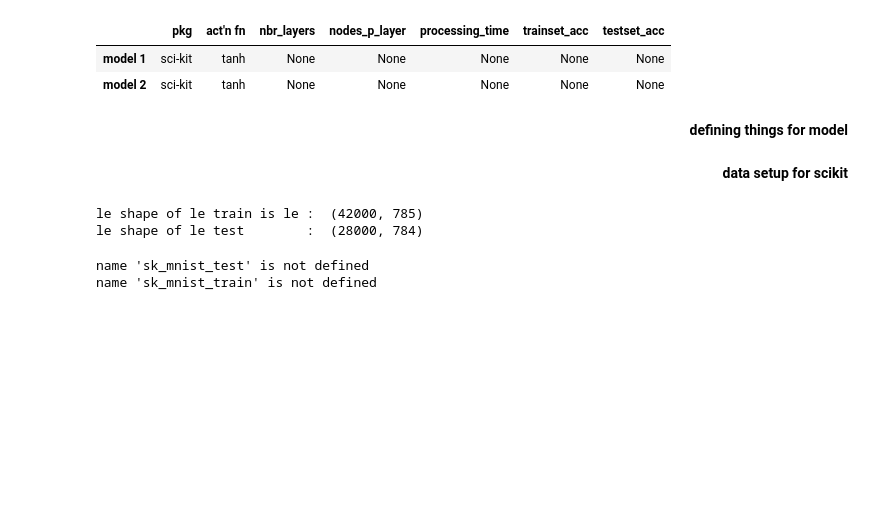
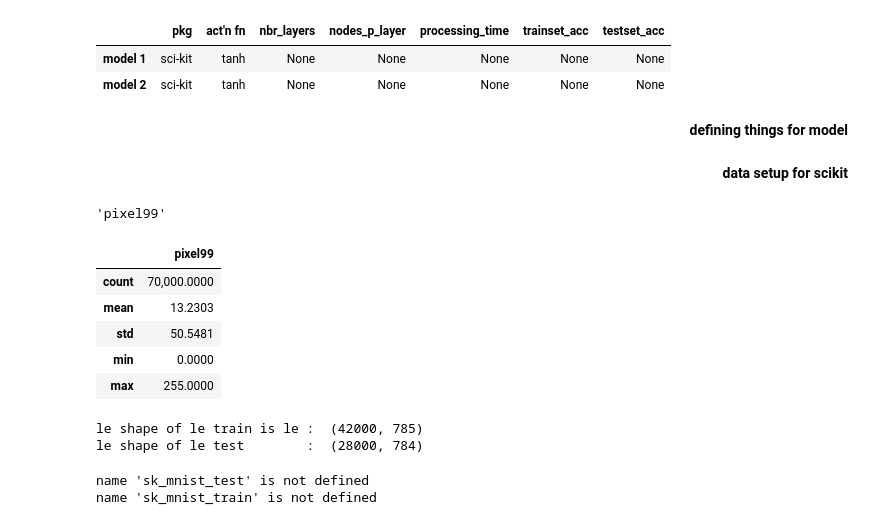
Before and after one commit to kbridge14/grad_school_portfolio, a Jupyter notebook: Fall2020/MSDS422/mnist_data/asn6_tanh.ipynb, the cells around one changed output. Drawn from its saved outputs; the diff is of its cells as text; code cells hidden in the pictures; blank space fills up the shorter version.

```diff
--- a/Fall2020/MSDS422/mnist_data/asn6_tanh.ipynb
+++ b/Fall2020/MSDS422/mnist_data/asn6_tanh.ipynb
@@ -113,7 +113,20 @@ n_classes = 10
 # %%
 sk_mnist_train = pd.read_csv('train.csv')
 sk_mnist_test = pd.read_csv('test.csv')
-#sk_mnist = pd.concat([mnist_test, mnist_train.drop(columns = "label")]) # combines the rows of 2 datasets
+sk_mnist = pd.concat([sk_mnist_test, sk_mnist_train.drop(columns = "label")]) # combines the rows of 2 datasets
+# %%
+max(pd.DataFrame(sk_mnist.describe()).loc[["max"],])
+# %% [output]
+'pixel99'
+# %%
+pd.DataFrame(sk_mnist.describe()["pixel99"]).loc[["count","mean","std","min","max"],]
+# %% [output]
+|  | pixel99 |
+| count | 70,000.0000 |
+| mean | 13.2303 |
+| std | 50.5481 |
+| min | 0.0000 |
+| max | 255.0000 |
 # %%
 print("le shape of le train is le : ", sk_mnist_train.shape)
 print("le shape of le test        : ", sk_mnist_test.shape)
```
Also changed, not shown: parts of 1 cell of this notebook, 1 other file.
